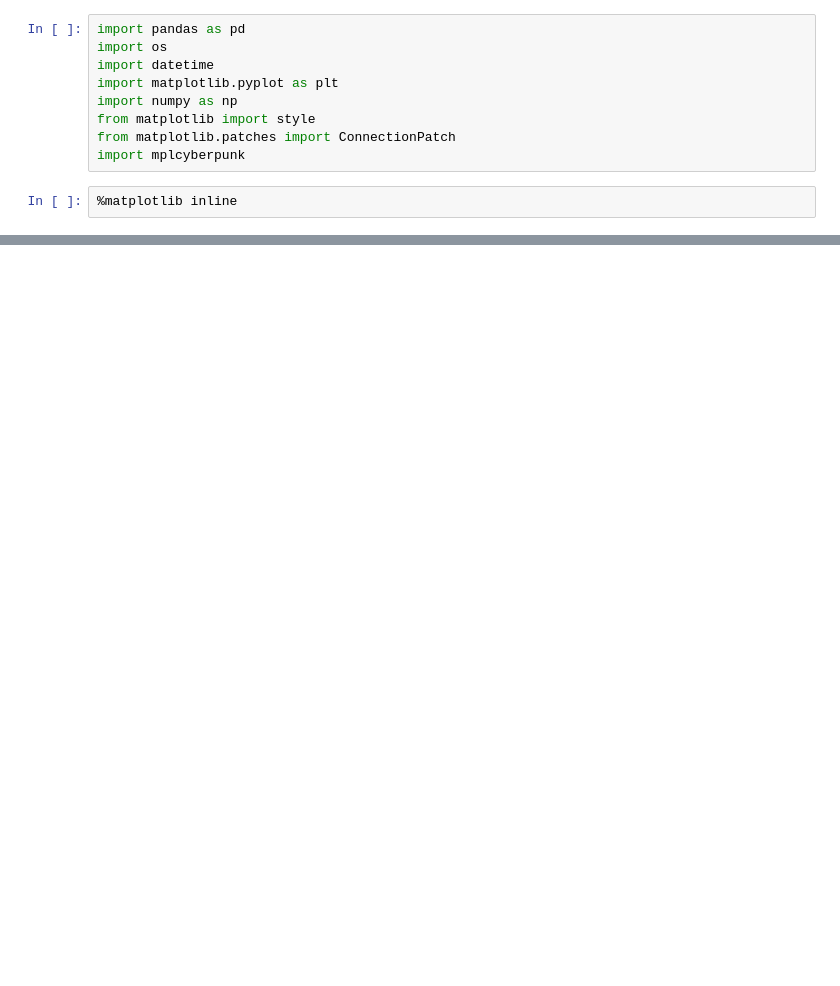
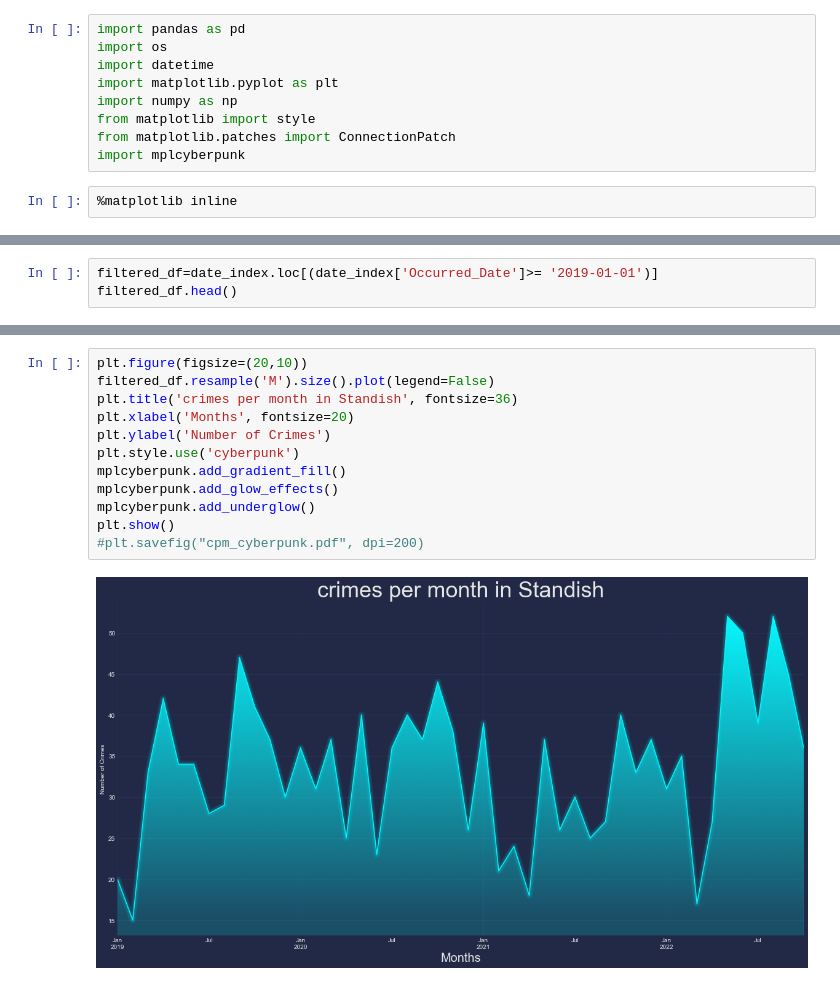
Before and after one commit to chrisolwell/MPLSCrime, a Jupyter notebook: standish_time.ipynb, the cells around one changed output, grey strips where cells are left out. Drawn from its saved outputs; the diff is of its cells as text; blank space fills up the shorter version.

```diff
--- a/standish_time.ipynb
+++ b/standish_time.ipynb
@@ -60,0 +142,3 @@ TypeError: Only valid with DatetimeIndex, TimedeltaIndex or PeriodIndex, but got
+# %%
+filtered_df=date_index.loc[(date_index['Occurred_Date']>= '2019-01-01')]
+filtered_df.head()
@@ -60,0 +164,14 @@ TypeError: Only valid with DatetimeIndex, TimedeltaIndex or PeriodIndex, but got
+# %%
+plt.figure(figsize=(20,10))
+filtered_df.resample('M').size().plot(legend=False)
+plt.title('crimes per month in Standish', fontsize=36)
+plt.xlabel('Months', fontsize=20)
+plt.ylabel('Number of Crimes')
+plt.style.use('cyberpunk')
+mplcyberpunk.add_gradient_fill()
+mplcyberpunk.add_glow_effects()
+mplcyberpunk.add_underglow()
+plt.show()
+#plt.savefig("cpm_cyberpunk.pdf", dpi=200)
+# %% [output]
+[figure, added]
```
Also changed, not shown: parts of 13 cells of this notebook, 2 other files.
